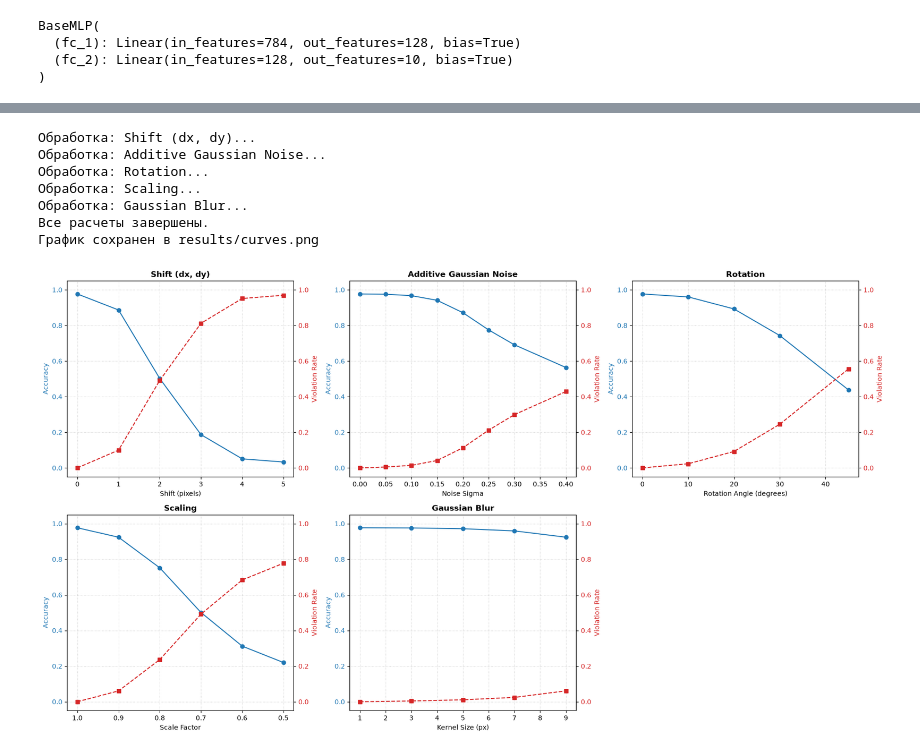
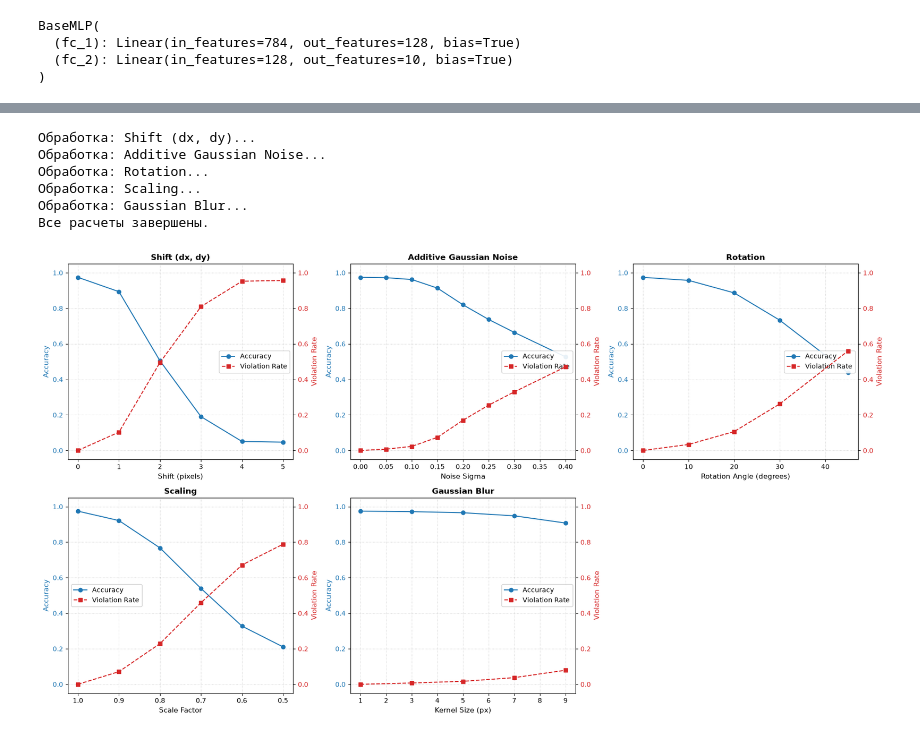
Before and after one commit to Arseny05/Metamorphic-testing-MNIST, a Jupyter notebook: notebook.ipynb, the cells around one changed output, grey strips where cells are left out. Cells and saved outputs as stored; diff of their text form; code cells hidden in the pictures.

```diff
--- a/notebook.ipynb
+++ b/notebook.ipynb
@@ -25,8 +39,8 @@ datasets.MNIST.mirrors = [
 transform = transforms.Compose([
     transforms.ToTensor()
 ])
-train_dataset = datasets.MNIST(root="./data", train=True, download=True, transform=transform)
-test_dataset  = datasets.MNIST(root="./data", train=False, download=True, transform=transform)
+train_dataset = datasets.MNIST(root="./data", train=True, download=False, transform=transform)
+test_dataset  = datasets.MNIST(root="./data", train=False, download=False, transform=transform)
 train_loader = DataLoader(train_dataset, batch_size=64, shuffle=True)
 test_loader  = DataLoader(test_dataset, batch_size=64, shuffle=False)
 # %%
@@ -143,2 +155,17 @@ Macro-F1 Score:       0.9764
 =============================================
 [figure]
+# %%
+fc1_weights = eval_model.fc_1.weight.detach().cpu().numpy()
+
+fig, axes = plt.subplots(2, 5, figsize=(13, 5))
+for i, ax in enumerate(axes.flatten()):
+    weight_map = fc1_weights[i].reshape(28, 28)
+    im = ax.imshow(weight_map, cmap="coolwarm")
+    ax.axis("off")
+    ax.set_title(f"Нейрон {i+1}", fontsize=10)
+
+plt.colorbar(im, ax=axes.ravel().tolist(), shrink=0.8)
+plt.suptitle("Пространственные фильтры весов первого слоя BaseMLP (fc_1)", fontsize=13)
+os.makedirs("results", exist_ok=True)
+plt.savefig("results/mlp_weights.png", dpi=300, bbox_inches="tight")
+plt.show()
@@ -264,9 +292,14 @@ experiments = [
         "xlabel": "Kernel Size (px)"
     }
 ]
+
 curves_data = {}
+
 for exp in experiments:
     print(f"Обработка: {exp['name']}...")
+
+    set_seed(42)
+
     res = fuzzer.run_parameter_grid(test_loader, exp["fn"], exp["grid"])
     curves_data[exp["name"]] = {
         "x": exp["x_vals"],
@@ -276,41 +309,48 @@ for exp in experiments:
     }
 
 print("Все расчеты завершены.")
+
 fig, axes = plt.subplots(nrows=2, ncols=3, figsize=(18, 10))
 axes = axes.flatten()
+
 for i, (name, data) in enumerate(curves_data.items()):
     ax1 = axes[i]
     ax2 = ax1.twinx()
+
     line1 = ax1.plot(data["x"], data["acc"], color="tab:blue", marker="o", label="Accuracy")
-    ax1.set_ylabel("Accuracy", color="tab:blue")
+    ax1.set_ylabel("Accuracy", color="tab:blue", fontsize=11)
     ax1.tick_params(axis="y", labelcolor="tab:blue")
     ax1.set_ylim(-0.05, 1.05)
 
     line2 = ax2.plot(data["x"], data["violation"], color="tab:red", marker="s", linestyle="--", label="Violation Rate")
-    ax2.set_ylabel("Violation Rate", color="tab:red")
+    ax2.set_ylabel("Violation Rate", color="tab:red", fontsize=11)
     ax2.tick_params(axis="y", labelcolor="tab:red")
     ax2.set_ylim(-0.05, 1.05)
 
     ax1.set_title(name, fontsize=12, fontweight="bold")
-    ax1.set_xlabel(data["xlabel"])
+    ax1.set_xlabel(data["xlabel"], fontsize=11)
     ax1.grid(True, linestyle=":", alpha=0.6)
+
+    lines = line1 + line2
+    labels = [l.get_label() for l in lines]
+    loc_pos = "center left" if name == "Scaling" else "center right"
+    ax1.legend(lines, labels, loc=loc_pos, framealpha=0.9)
 
 axes[5].axis('off')
 axes[3].invert_xaxis()
+
 plt.tight_layout()
 save_path = "results/curves.png"
-plt.savefig(save_path, dpi=300)
-print(f"График сохранен в {save_path}")
+plt.savefig(save_path, dpi=300, bbox_inches="tight")
 plt.show()
 # %% [output]
 Обработка: Shift (dx, dy)...
 Обработка: Additive Gaussian Noise...
 Обработка: Rotation...
 Обработка: Scaling...
 Обработка: Gaussian Blur...
 Все расчеты завершены.
-График сохранен в results/curves.png
-[figure, old version]
+[figure, new version]
 # %%
 import albumentations as A
 from albumentations.pytorch import ToTensorV2
```
Also changed, not shown: parts of 11 cells of this notebook, 11 other files.
